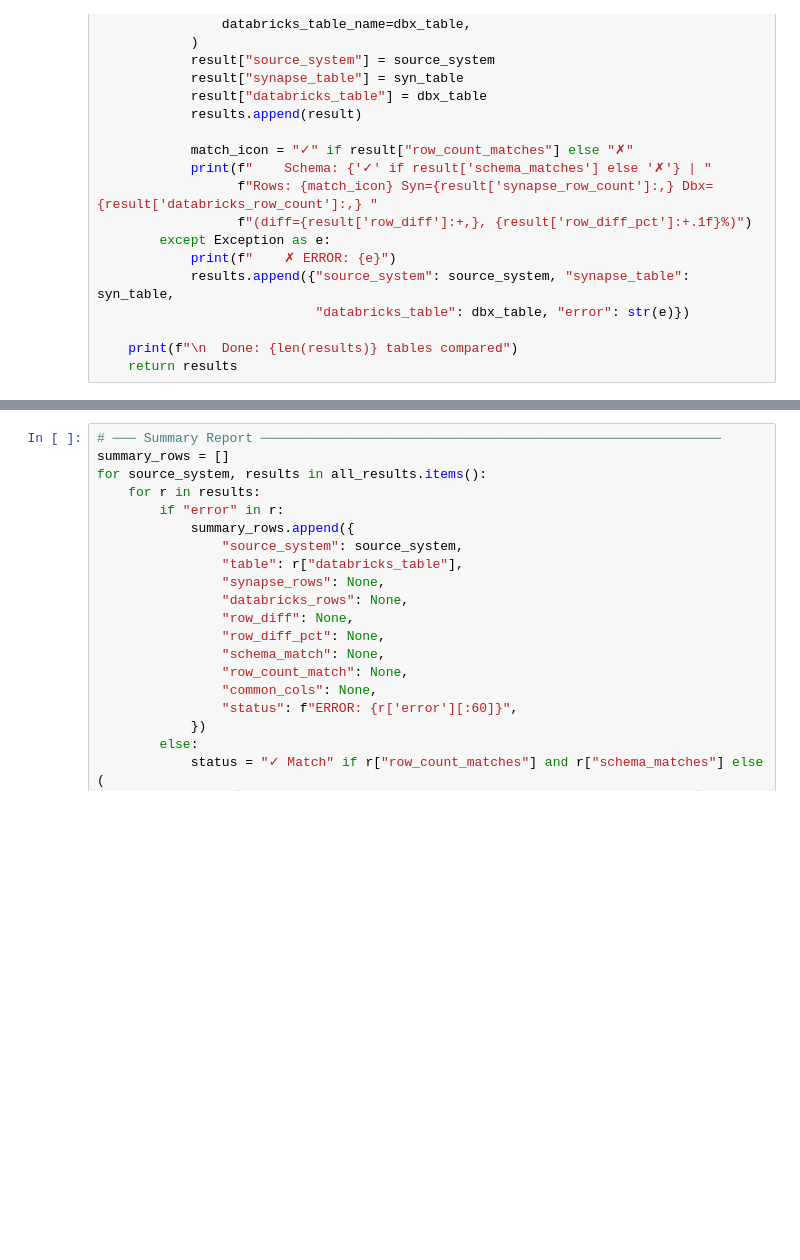
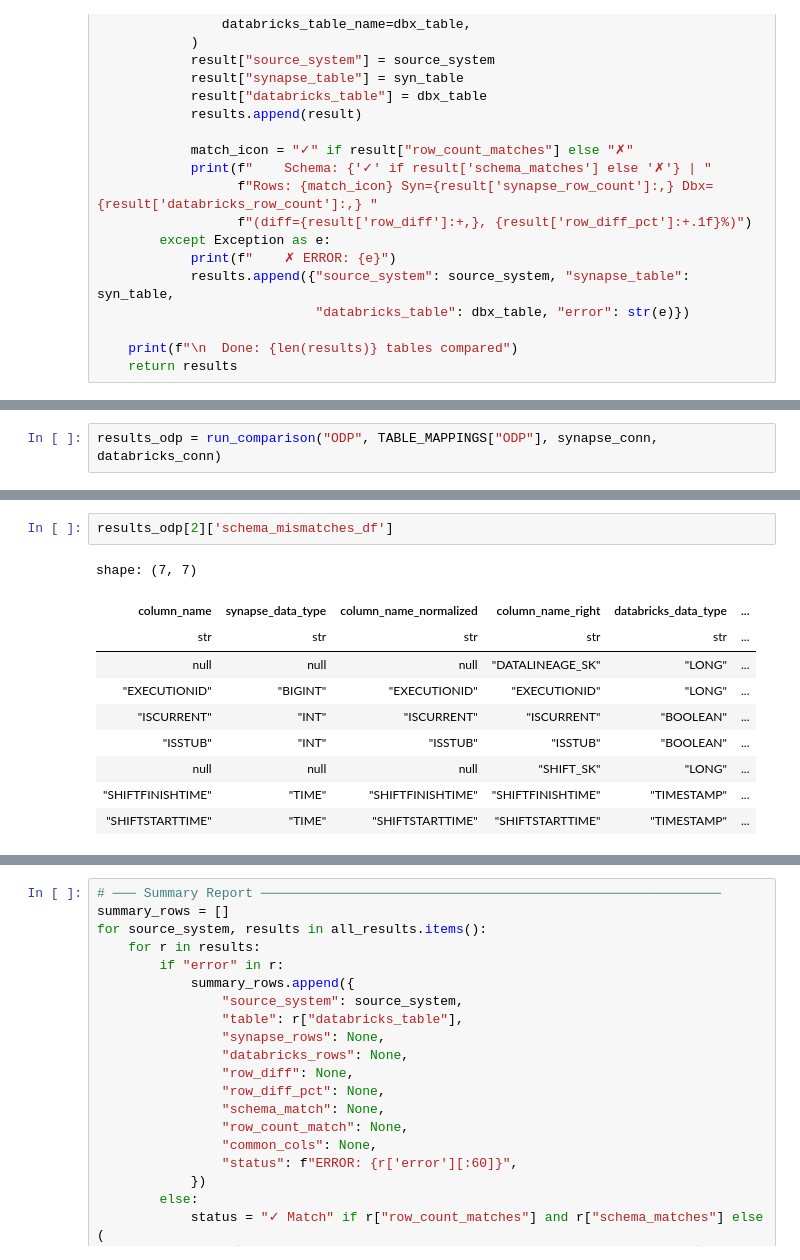
Before and after one commit to ByambadorjMendbayar/python_scratchpad, a Jupyter notebook: data_validation/validate_tables.ipynb, the cells around one changed output, grey strips where cells are left out. Cells and saved outputs as stored; diff of their text form; blank space fills up the shorter version.

```diff
--- a/data_validation/validate_tables.ipynb
+++ b/data_validation/validate_tables.ipynb
@@ -176,0 +220,2 @@ def run_comparison(source_system: str, mappings: list, synapse_conn, databricks_
+# %%
+results_odp = run_comparison("ODP", TABLE_MAPPINGS["ODP"], synapse_conn, databricks_conn)
@@ -176,0 +240,13 @@ def run_comparison(source_system: str, mappings: list, synapse_conn, databricks_
+# %%
+results_odp[2]['schema_mismatches_df']
+# %% [output]
+shape: (7, 7)
+| column_name | synapse_data_type | column_name_normalized | column_name_right | databricks_data_type | ... |
+| str | str | str | str | str | ... |
+| null | null | null | "DATALINEAGE_SK" | "LONG" | ... |
+| "EXECUTIONID" | "BIGINT" | "EXECUTIONID" | "EXECUTIONID" | "LONG" | ... |
+| "ISCURRENT" | "INT" | "ISCURRENT" | "ISCURRENT" | "BOOLEAN" | ... |
+| "ISSTUB" | "INT" | "ISSTUB" | "ISSTUB" | "BOOLEAN" | ... |
+| null | null | null | "SHIFT_SK" | "LONG" | ... |
+| "SHIFTFINISHTIME" | "TIME" | "SHIFTFINISHTIME" | "SHIFTFINISHTIME" | "TIMESTAMP" | ... |
+| "SHIFTSTARTTIME" | "TIME" | "SHIFTSTARTTIME" | "SHIFTSTARTTIME" | "TIMESTAMP" | ... |
```
Also changed, not shown: parts of 10 cells of this notebook, 1 other file.
